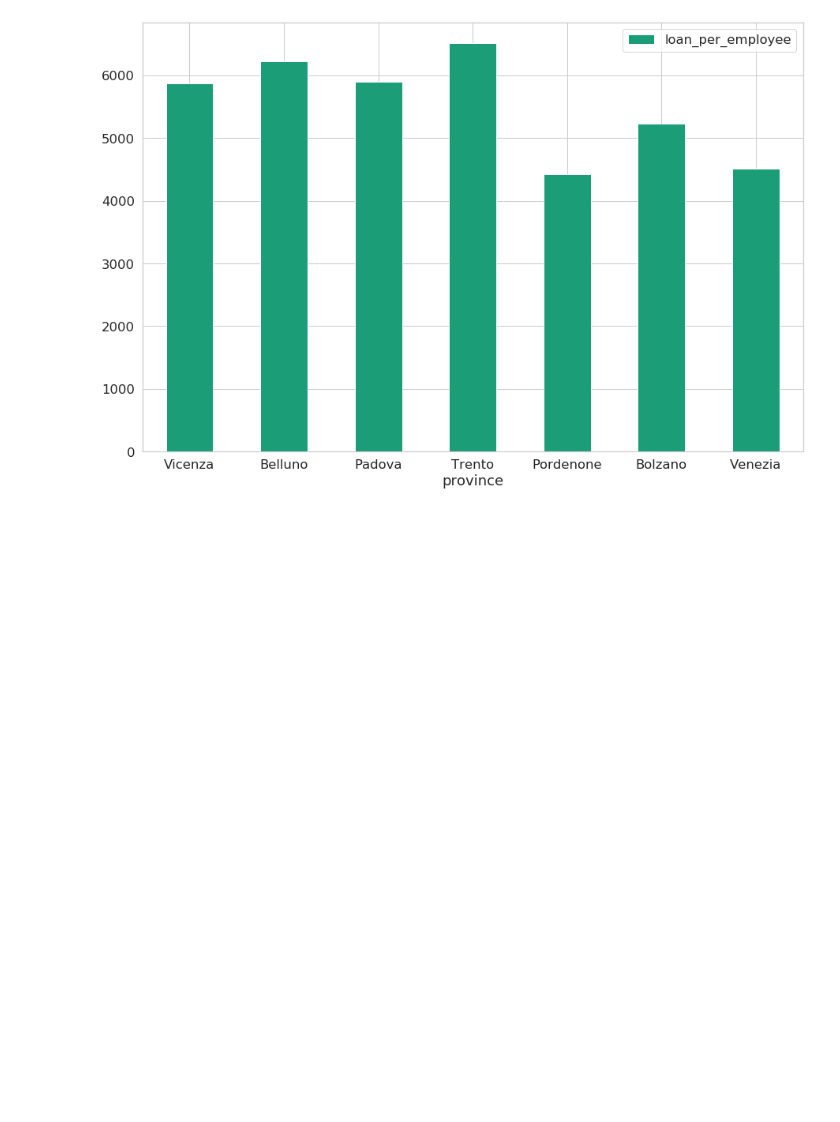
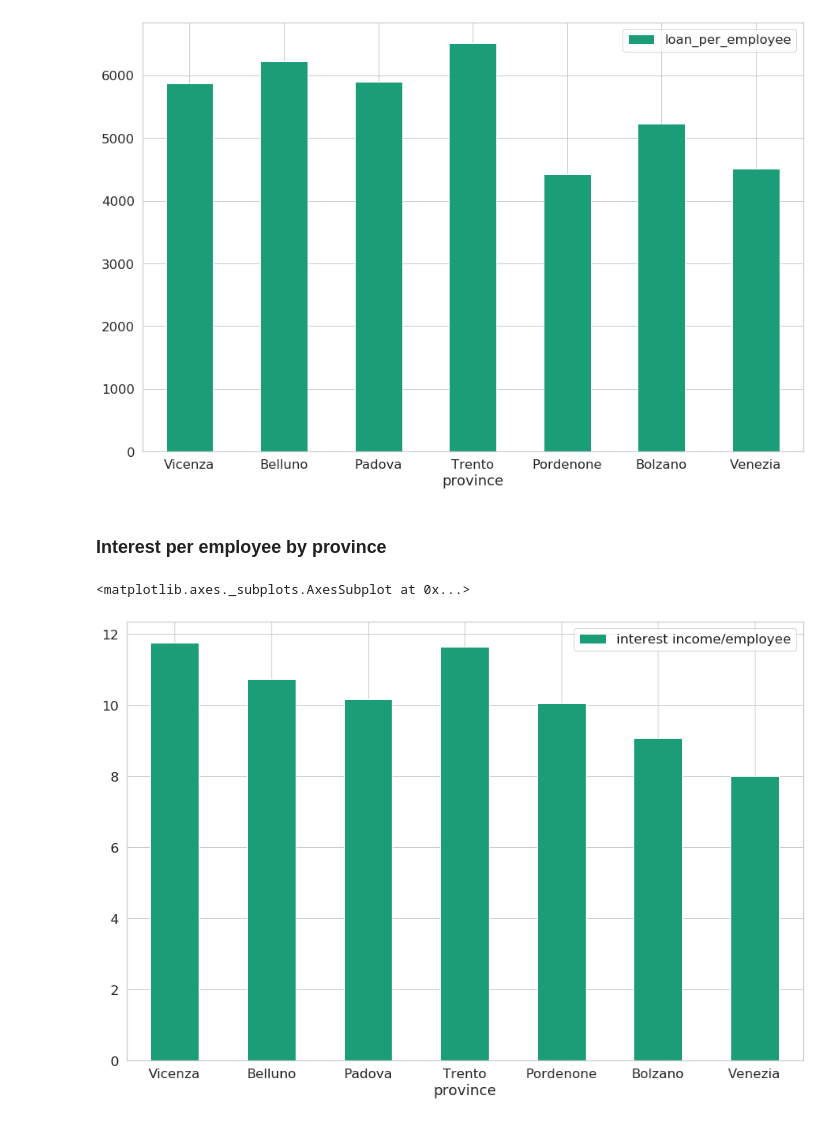
Before and after one commit to michalbogdanowicz/ADMT, a Jupyter notebook: Simple_visualiazations.ipynb, the cells around one changed output. Saved outputs shown, nothing was run; the diff lists cells and outputs as text; code cells hidden in the pictures; blank space fills up the shorter version.

Commit message:
graphy graph

```diff
--- a/Simple_visualiazations.ipynb
+++ b/Simple_visualiazations.ipynb
@@ -264,3 +264,23 @@ df.plot.bar(figsize=(15,10), rot = 0,colormap='Dark2')
 # %% [output]
 <matplotlib.axes._subplots.AxesSubplot at 0x...>
 [figure]
+# %% [markdown]
+### Interest per employee by province
+# %%
+conn = getConnection()
+
+sql = """
+SELECT  b.province , SUM(i.interest)/SUM(b.num_employee) AS "interest income/employee"
+FROM installment i, branch b
+WHERE i.sale_branch_key = b.branch_key
+GROUP BY  b.province
+"""
+
+df = sqlio.read_sql_query(sql, conn)
+df = df.set_index('province')
+df.head()
+conn.close()
+df.plot(kind="bar",figsize=(15,10), rot = 0, colormap='Dark2')
+# %% [output]
+<matplotlib.axes._subplots.AxesSubplot at 0x...>
+[figure, added]
```
Also changed, not shown: parts of 2 cells of this notebook.
